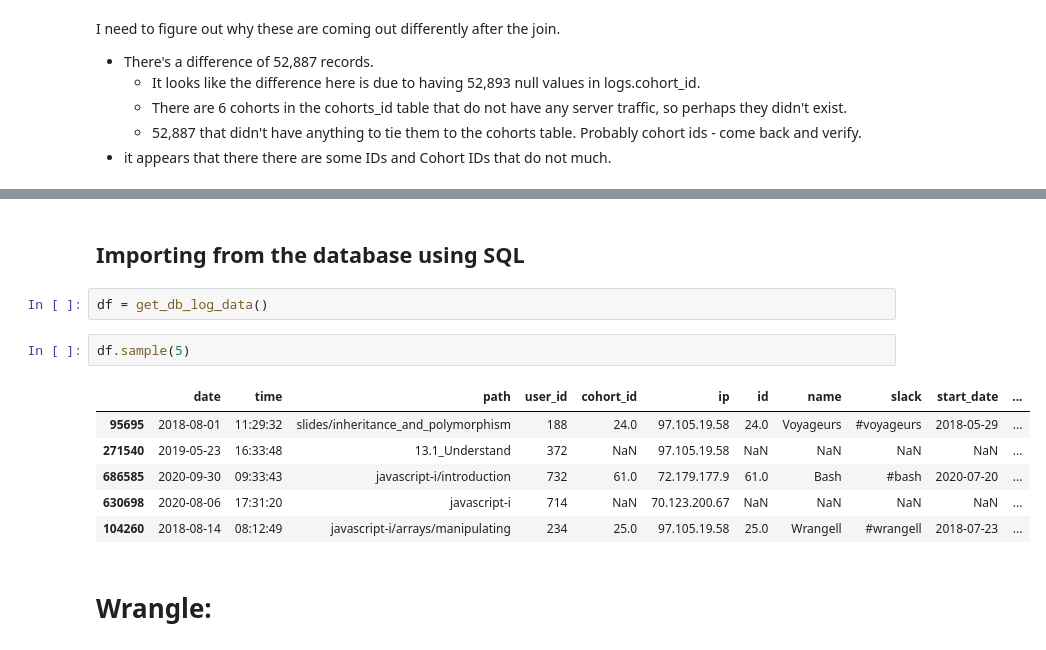
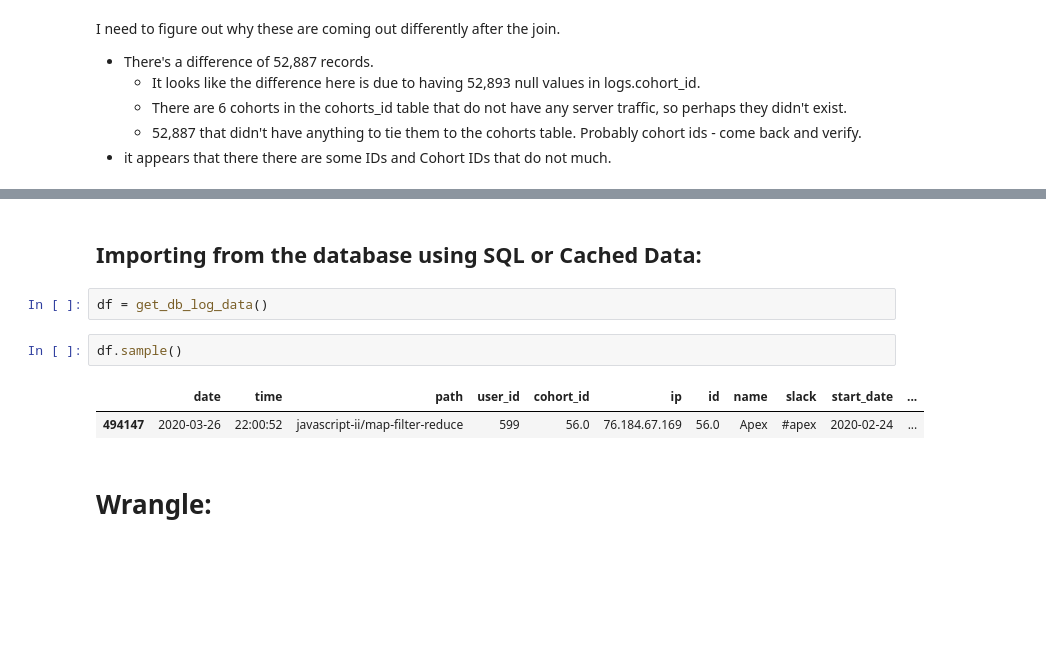
Before and after one commit to greg-paige-kayla-lincoln/anomaly_detection_project, a Jupyter notebook: greg_scratchpad.ipynb, the cells around one changed output, grey strips where cells are left out. Cells and saved outputs as stored; diff of their text form; blank space fills up the shorter version.

```diff
--- a/greg_scratchpad.ipynb
+++ b/greg_scratchpad.ipynb
@@ -21,16 +45,12 @@ I need to figure out why these are coming out differently after the join.
 # %% [markdown]
-## Importing from the database using SQL
+## Importing from the database using SQL or Cached Data:
 # %%
 df = get_db_log_data()
 # %%
-df.sample(5)
+df.sample()
 # %% [output]
 |  | date | time | path | user_id | cohort_id | ip | id | name | slack | start_date | ... |
-| 95695 | 2018-08-01 | 11:29:32 | slides/inheritance_and_polymorphism | 188 | 24.0 | 97.105.19.58 | 24.0 | Voyageurs | #voyageurs | 2018-05-29 | ... |
-| 271540 | 2019-05-23 | 16:33:48 | 13.1_Understand | 372 | NaN | 97.105.19.58 | NaN | NaN | NaN | NaN | ... |
-| 686585 | 2020-09-30 | 09:33:43 | javascript-i/introduction | 732 | 61.0 | 72.179.177.9 | 61.0 | Bash | #bash | 2020-07-20 | ... |
-| 630698 | 2020-08-06 | 17:31:20 | javascript-i | 714 | NaN | 70.123.200.67 | NaN | NaN | NaN | NaN | ... |
-| 104260 | 2018-08-14 | 08:12:49 | javascript-i/arrays/manipulating | 234 | 25.0 | 97.105.19.58 | 25.0 | Wrangell | #wrangell | 2018-07-23 | ... |
+| 494147 | 2020-03-26 | 22:00:52 | javascript-ii/map-filter-reduce | 599 | 56.0 | 76.184.67.169 | 56.0 | Apex | #apex | 2020-02-24 | ... |
 # %% [markdown]
 # Wrangle:
 # %% [markdown]
```
Also changed, not shown: parts of 76 cells of this notebook.
